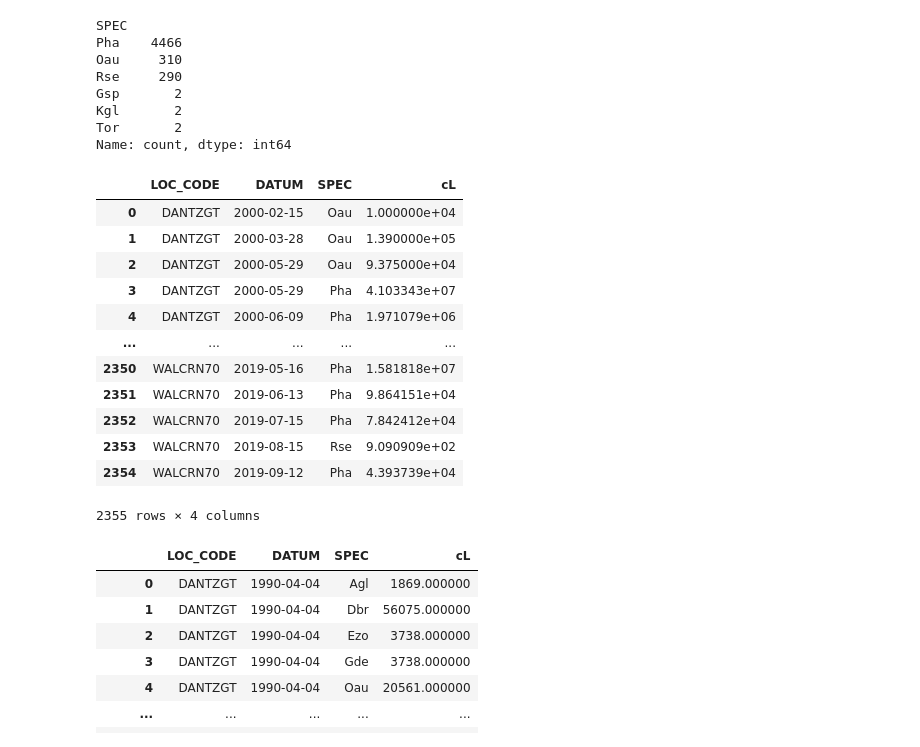
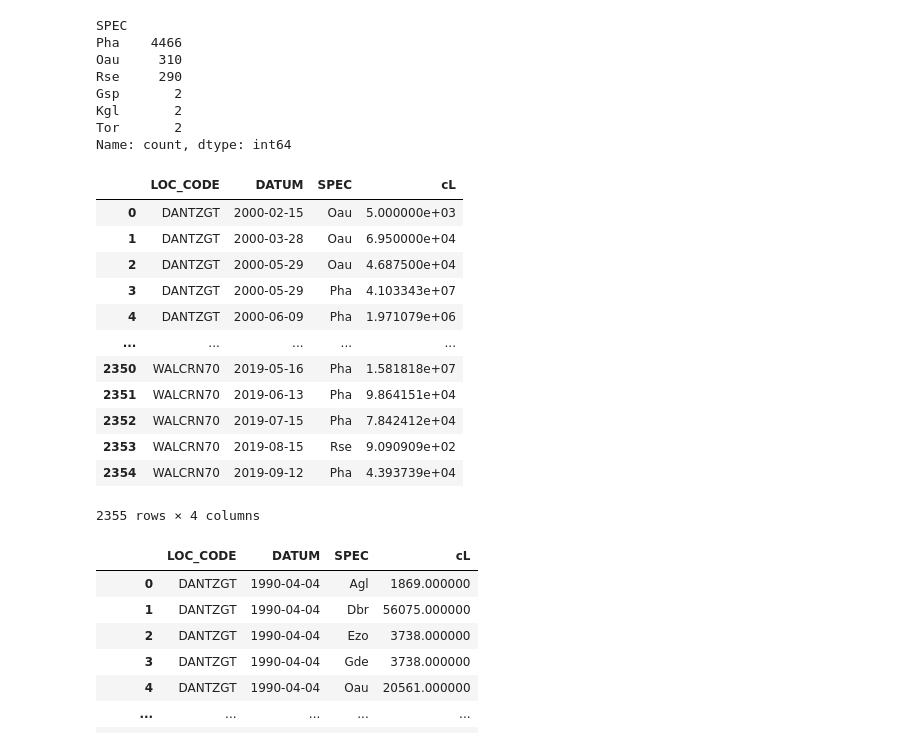
Before and after one commit to JinseiSteven/Phytoplankton-Prediction-Project, a Jupyter notebook: scripts/data_analysis/data_analysis.ipynb, the cells around one changed output. Saved outputs shown, nothing was run; the diff lists cells and outputs as text; code cells hidden in the pictures.

```diff
--- a/scripts/data_analysis/data_analysis.ipynb
+++ b/scripts/data_analysis/data_analysis.ipynb
@@ -434,19 +434,19 @@ Tor       2
 Name: count, dtype: int64
 # %%
 def spec_aggregate(group):
-    if any(spec in group["SPEC"].values for spec in ["Agl", "Cha", "Oau", "Pha", "Gde"]):
+    if any(spec in group["SPEC"].values for spec in ["Agl", "Cha", "Pha", "Gde"]):
         return group['cL'].sum()
     else:
         return group['cL'].mean()
 
 phyto_aggregated = phyto_duplicates.groupby(["LOC_CODE", "DATUM", "SPEC"]).apply(spec_aggregate).reset_index(name='cL')
 
 display(phyto_aggregated)
 # %% [output]
 |  | LOC_CODE | DATUM | SPEC | cL |
-| 0 | DANTZGT | 2000-02-15 | Oau | 1.000000e+04 |
-| 1 | DANTZGT | 2000-03-28 | Oau | 1.390000e+05 |
-| 2 | DANTZGT | 2000-05-29 | Oau | 9.375000e+04 |
+| 0 | DANTZGT | 2000-02-15 | Oau | 5.000000e+03 |
+| 1 | DANTZGT | 2000-03-28 | Oau | 6.950000e+04 |
+| 2 | DANTZGT | 2000-05-29 | Oau | 4.687500e+04 |
 | 3 | DANTZGT | 2000-05-29 | Pha | 4.103343e+07 |
 | 4 | DANTZGT | 2000-06-09 | Pha | 1.971079e+06 |
 | ... | ... | ... | ... | ... |
```
Also changed, not shown: parts of 8 cells of this notebook, 1 other file.
